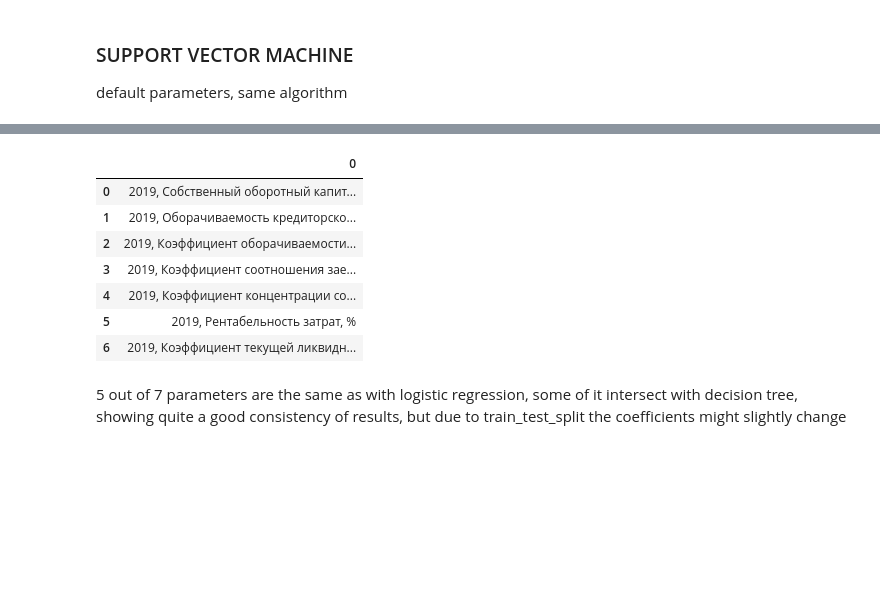
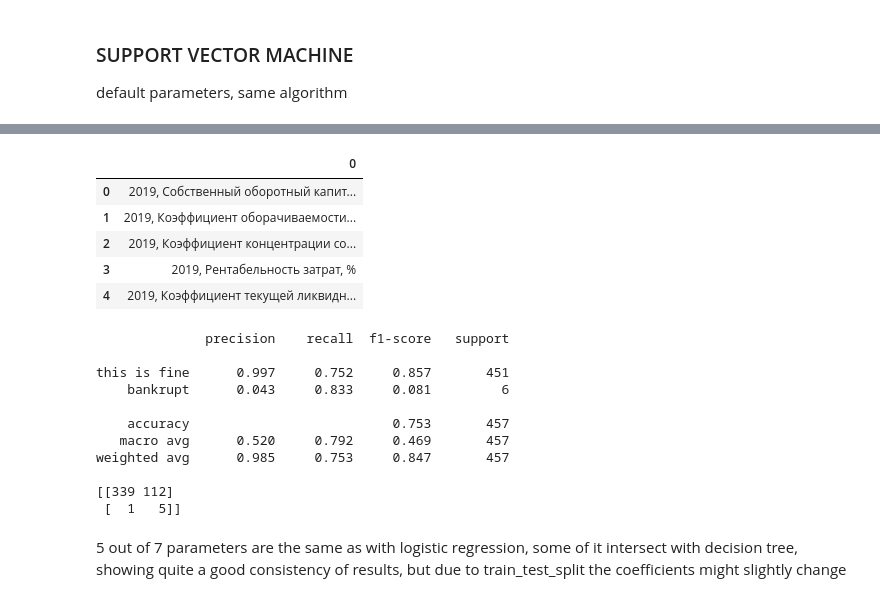
Before and after one commit to Mekss/retail-companies-bankruptcy-research, a Jupyter notebook: bankruptcy analysis.ipynb, the cells around one changed output, grey strips where cells are left out. Saved outputs shown, nothing was run; the diff lists cells and outputs as text; code cells hidden in the pictures; blank space fills up the shorter version.

```diff
--- a/bankruptcy analysis.ipynb
+++ b/bankruptcy analysis.ipynb
@@ -30,7 +30,7 @@ quite a high dim data
 # %%
 # prepare X and y
 
-X = df.drop(['Наименование на английском','Банкрот'],axis=1)
+X = df.drop(['Наименование на английском','Банкрот', 'Регион', 'Кластер'],axis=1)
 cols = X.columns
 
 X = pd.DataFrame(X)
@@ -293,17 +332,32 @@ plt.show()
 # %%
-sfs = SequentialFeatureSelector(clf, n_features_to_select=7)
+sfs = SequentialFeatureSelector(clf, n_features_to_select=5)
 sfs.fit(X_train, y_train)
 cols = sfs.get_support(indices=True)
 important_features = pd.DataFrame(X_train.iloc[:,cols].columns)
 important_features
 # %% [output]
 |  | 0 |
 | 0 | 2019, Собственный оборотный капит... |
-| 1 | 2019, Оборачиваемость кредиторско... |
-| 2 | 2019, Коэффициент оборачиваемости... |
-| 3 | 2019, Коэффициент соотношения зае... |
-| 4 | 2019, Коэффициент концентрации со... |
-| 5 | 2019, Рентабельность затрат, % |
-| 6 | 2019, Коэффициент текущей ликвидн... |
+| 1 | 2019, Коэффициент оборачиваемости... |
+| 2 | 2019, Коэффициент концентрации со... |
+| 3 | 2019, Рентабельность затрат, % |
+| 4 | 2019, Коэффициент текущей ликвидн... |
+# %%
+clf = LinearSVC(max_iter=10000).fit(X_train[important_features[0]], y_train)
+y_pred = clf.predict(X_test[important_features[0]])
+print(classification_report(y_test, y_pred, digits=3, target_names=target_names))
+print(confusion_matrix(y_test, y_pred))
+# %% [output]
+              precision    recall  f1-score   support
+
+this is fine      0.997     0.752     0.857       451
+    bankrupt      0.043     0.833     0.081         6
+
+    accuracy                          0.753       457
+   macro avg      0.520     0.792     0.469       457
+weighted avg      0.985     0.753     0.847       457
+
+[[339 112]
+ [  1   5]]
 # %% [markdown]
 5 out of 7 parameters are the same as with logistic regression, some of it intersect with decision tree, showing quite a good consistency of results, but due to train_test_split the coefficients might slightly change
```
Also changed, not shown: parts of 13 cells of this notebook.
